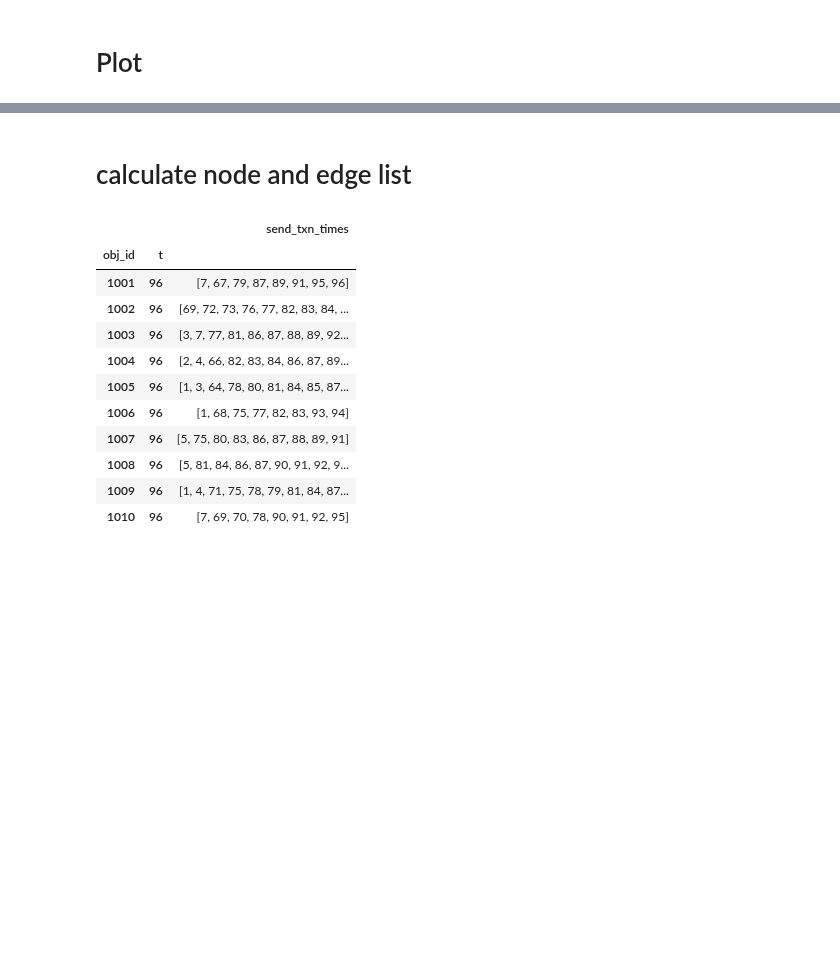
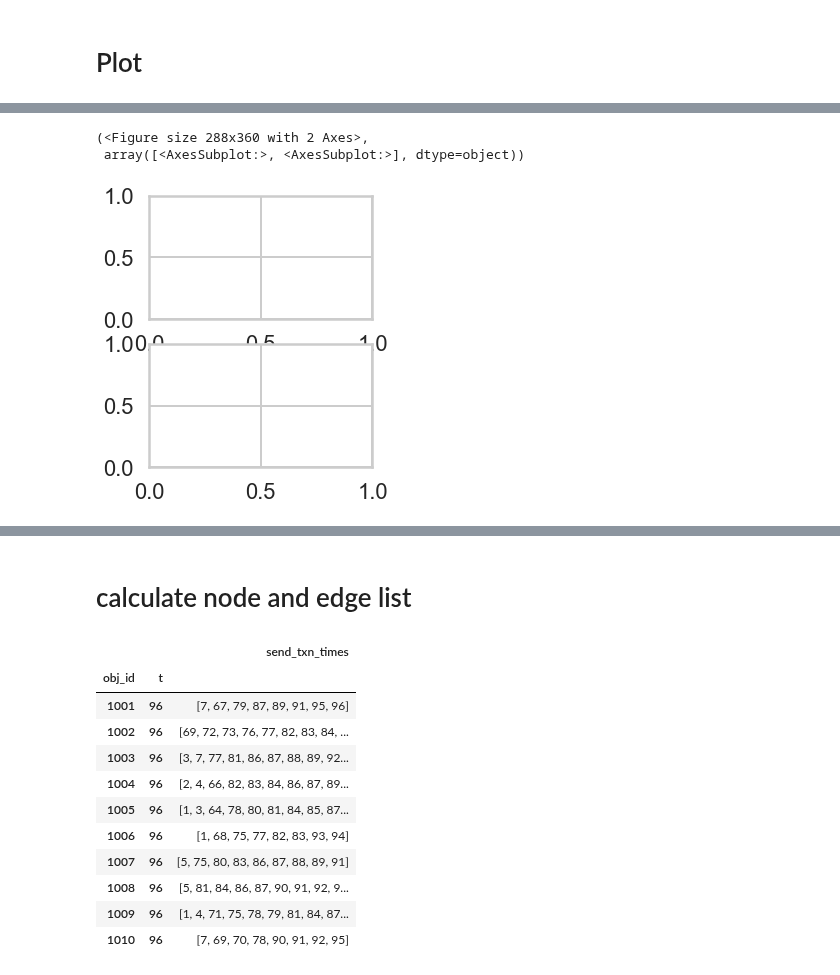
Before and after one commit to nouyang/fake-banking-data, a Jupyter notebook: 0c - main_pt3.ipynb, the cells around one changed output, grey strips where cells are left out. Cells and saved outputs as stored; diff of their text form; code cells hidden in the pictures; blank space fills up the shorter version.

```diff
--- a/0c - main_pt3.ipynb
+++ b/0c - main_pt3.ipynb
@@ -412,6 +410,12 @@ resampled.count()
 df = pd.DataFrame(resampled.count())
 df.columns=['num_txns']
 df['labels'] = pd.to_datetime(df.index).strftime('%H:%M')
+# %%
+plt.subplots(2,1, figsize=(4,5))
+# %% [output]
+(<Figure size 288x360 with 2 Axes>,
+ array([<AxesSubplot:>, <AxesSubplot:>], dtype=object))
+[figure, added]
 # %%
 fig, ax = plt.subplots(figsize=(15,8))
 sns.lineplot(x='send_txn_times', y='num_txns', data=df, ax=ax,
```
Also changed, not shown: parts of 7 cells of this notebook, 2 other files.
